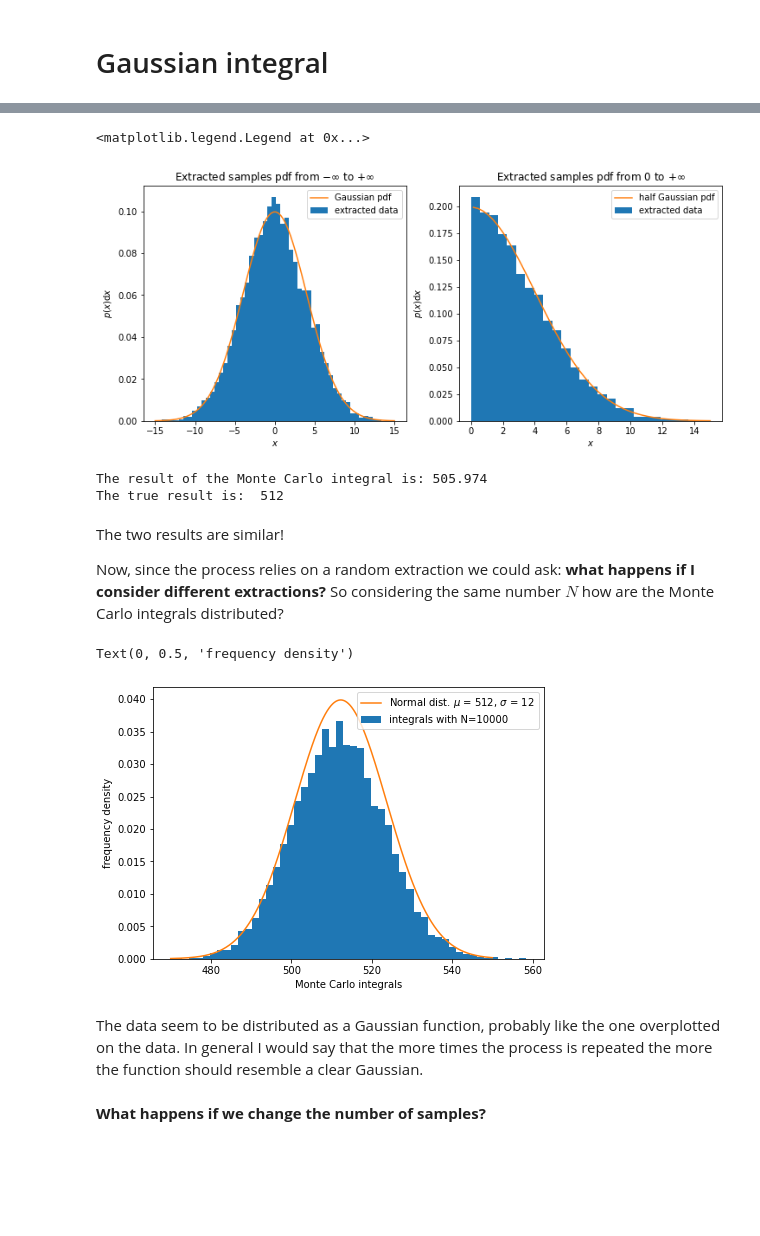
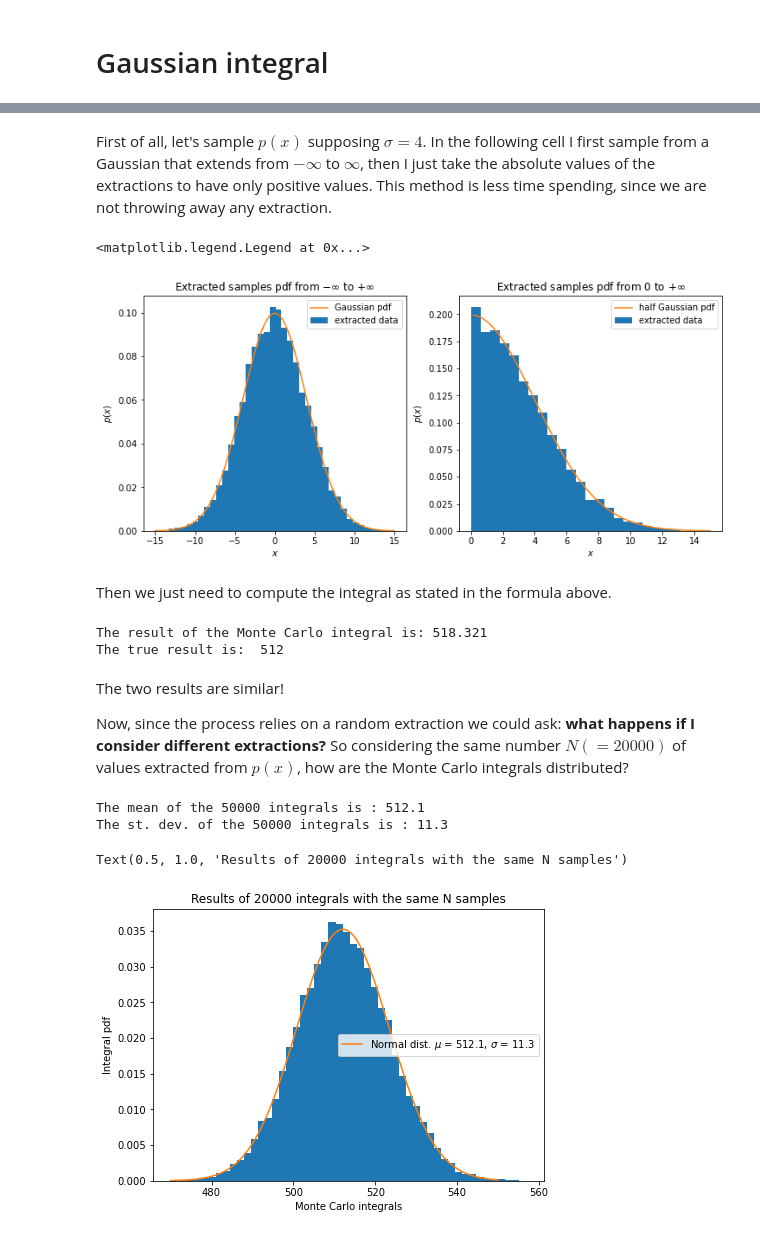
Before and after one commit to giuliapru/astrostatistics_bicocca_2022, a Jupyter notebook: working/L03_Gaussian_integral.ipynb, the cells around one changed output, grey strips where cells are left out. Saved outputs shown, nothing was run; the diff lists cells and outputs as text; code cells hidden in the pictures; blank space fills up the shorter version.

```diff
--- a/working/L03_Gaussian_integral.ipynb
+++ b/working/L03_Gaussian_integral.ipynb
@@ -31,33 +32,38 @@ from scipy.stats import norm
+# %% [markdown]
+First of all, let's sample $p(x)$ supposing $\sigma = 4$. In the following cell I first sample from a Gaussian that extends from $-\infty$ to $\infty$, then I just take the absolute values of the extractions to have only positive values. This method is less time spending, since we are not throwing away any extraction.
 # %%
 mean_g = 0   #gaussian mean
 sigma_g = 4  #gaussian sigma
 N = 10000    #number of extractions
 
-distg = norm(loc = 0, scale = 4)  #gaussian
+distg = norm(loc = mean_g, scale = sigma_g)  #gaussian
 x_rand = distg.rvs(N)             #random extraction from the normal distribution
 
 fig, ax = plt.subplots(1,2,figsize=(12,5))
 xaxis = np.linspace(-15, 15, 100)
-ax[0].hist(x_rand, bins=50, density=True, label='extracted data')
+ax[0].hist(x_rand, bins=40, density=True, label='extracted data')
 ax[0].plot(xaxis, distg.pdf(xaxis), label='Gaussian pdf')
 ax[0].set_title('Extracted samples pdf from $-\infty$ to $+\infty$')
 ax[0].set_xlabel('$x$')
-ax[0].set_ylabel('$p(x)\mathrm{d}x$')
+ax[0].set_ylabel('$p(x)$')
 ax[0].legend()
 
 x_rand_pos = np.abs(x_rand)  #to take only the positive values, since the gaussian is symmetric, I take the absolute values of
                              #the sample. This method is also guaranteeing us that we are not losing any data
+
 ax[1].hist(x_rand_pos, density = True, bins = 25, label='extracted data' )
 ax[1].plot(xaxis[xaxis>0], 2*distg.pdf(xaxis[xaxis>0]), label='half Gaussian pdf') #multiply by two the given pdf
 ax[1].set_title('Extracted samples pdf from $0$ to $+\infty$')
 ax[1].set_xlabel('$x$')
-ax[1].set_ylabel('$p(x)\mathrm{d}x$')
+ax[1].set_ylabel('$p(x)$')
 ax[1].legend()
 # %% [output]
 <matplotlib.legend.Legend at 0x...>
-[figure, old version]
+[figure, new version]
+# %% [markdown]
+Then we just need to compute the integral as stated in the formula above.
 # %%
-#computin the integral with the Mont Carlo method
+#computing the integral with the Monte Carlo method
 integral = np.sum(x_rand_pos**3*sigma_g*np.sqrt(np.pi/2))/len(x_rand_pos)
 print('The result of the Monte Carlo integral is: %.3f' %integral)
 
@@ -65,35 +71,39 @@ print('The result of the Monte Carlo integral is: %.3f' %integral)
 true_res = 2*sigma_g**4
 print('The true result is: ', true_res)
 # %% [output]
-The result of the Monte Carlo integral is: 505.974
+The result of the Monte Carlo integral is: 518.321
 The true result is:  512
 # %% [markdown]
 The two results are similar!
 
 Now, since the process relies on a random extraction we could ask: **what happens if I consider different extractions?**
-So considering the same number $N$ how are the Monte Carlo integrals distributed?
+So considering the same number $N (=20000)$ of values extracted from $p(x)$, how are the Monte Carlo integrals distributed?
 # %%
-#repeating the same process as before 10000 times
-results=np.zeros(10000)
-np.random.seed(45)
-for i in range(len(results)):
+#repeating the same process as before 20000 times
+results=[] #here I store the results of the integral
+
+for i in range(20000):
     x_rand_pos = np.abs(distg.rvs(N))
-    results[i] = np.sum(x_rand_pos**3*sigma_g*np.sqrt(np.pi/2))/len(x_rand_pos)
+    results.append(np.sum(x_rand_pos**3*sigma_g*np.sqrt(np.pi/2))/len(x_rand_pos))
 # %%
 fig, ax = plt.subplots(1,1, figsize=(7,5))
 
-ax.hist(results, density=True, bins=50, label='integrals with N=10000')
+res_mean = np.mean(results)
+res_std = np.std(results, ddof=1)
+print('The mean of the 50000 integrals is : %.1f' %res_mean)
+print('The st. dev. of the 50000 integrals is : %.1f' %res_std)
 
-#overplotting a Gaussian with mean = 512
-ax.plot(np.linspace(470, 550, 1000), norm(loc=517, scale=10).pdf(np.linspace(480, 550, 1000)),
-        label='Normal dist. $\mu$ = 512, $\sigma$ = 12')
+ax.hist(results, density=True, bins=50)
+
+#overplotting a Gaussian with mean and std derived as sample mean and sample std
+ax.plot(np.linspace(470, 550, 1000), norm(loc=res_mean, scale=res_std).pdf(np.linspace(470, 550, 1000)),
+        label='Normal dist. $\mu$ = %.1f, $\sigma$ = %.1f' %(res_mean, res_std))
 ax.legend()
 ax.set_xlabel('Monte Carlo integrals')
-ax.set_ylabel('frequency density')
+ax.set_ylabel('Integral pdf')
+ax.set_title('Results of 20000 integrals with the same N samples')
 # %% [output]
-Text(0, 0.5, 'frequency density')
+The mean of the 50000 integrals is : 512.1
+The st. dev. of the 50000 integrals is : 11.3
+Text(0.5, 1.0, 'Results of 20000 integrals with the same N samples')
-[figure, old version]
+[figure, new version]
-# %% [markdown]
-The data seem to be distributed as a Gaussian function, probably like the one overplotted on the data. In general I would say that the more times the process is repeated the more the function should resemble a clear Gaussian.
-# %% [markdown]
-**What happens if we change the number of samples?**
```
Also changed, not shown: parts of 13 cells of this notebook.
